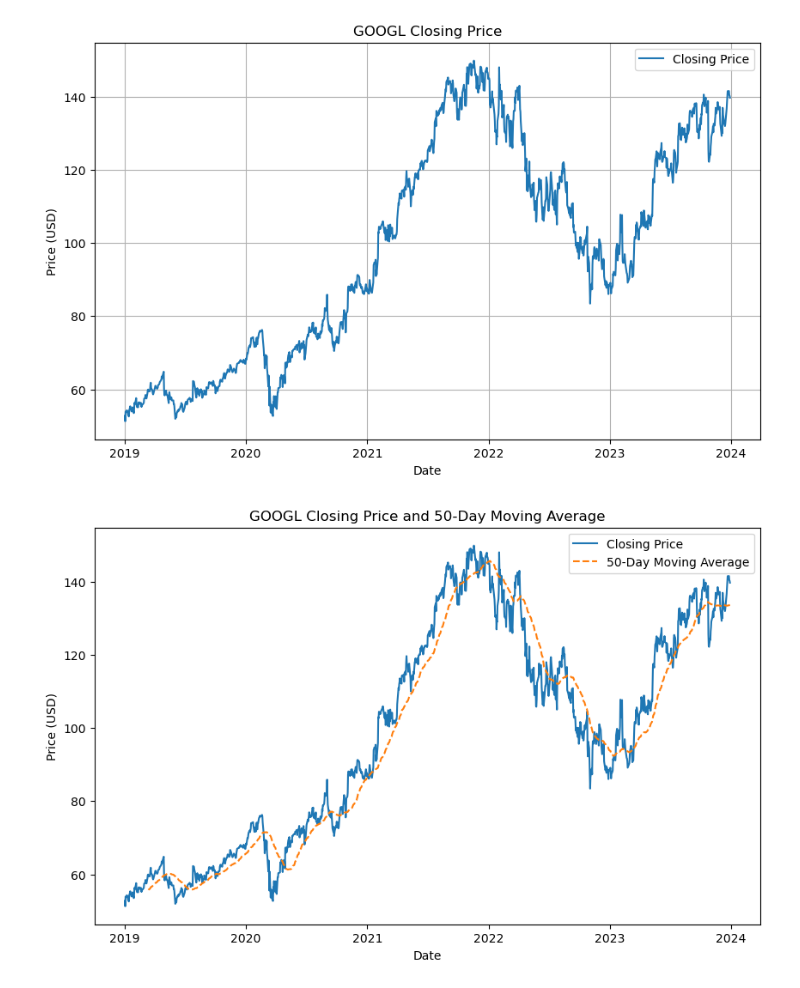
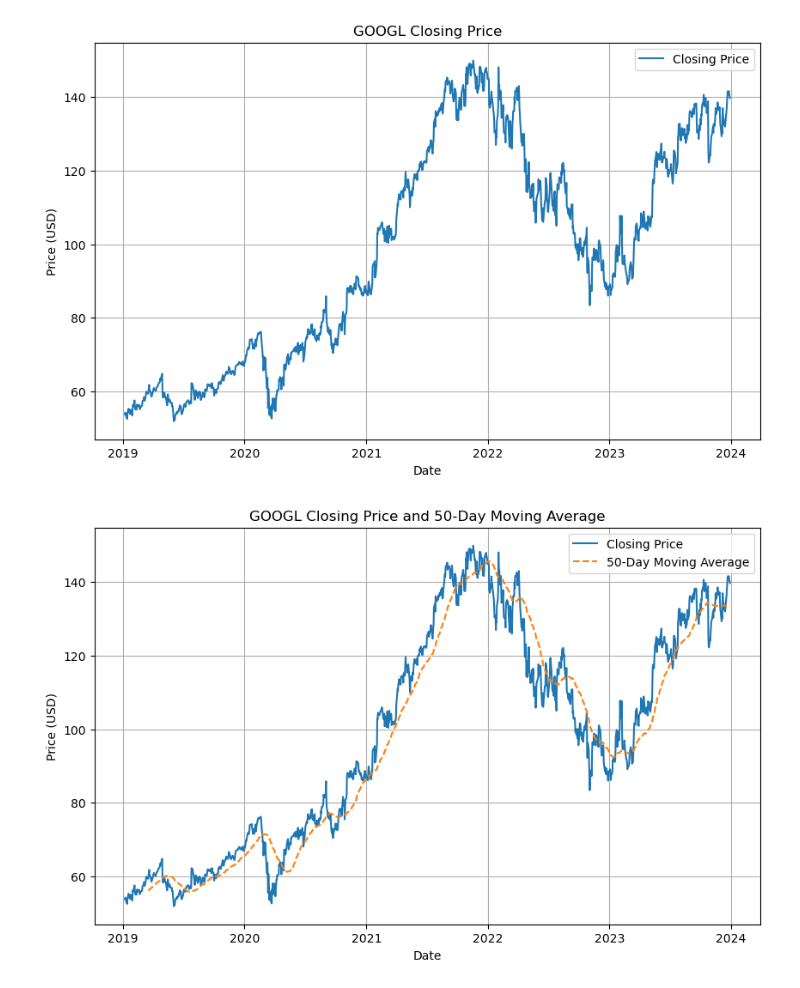
Before and after one commit to sweldensj2/finance, a Jupyter notebook: test.ipynb, the cells around one changed output. Saved outputs shown, nothing was run; the diff lists cells and outputs as text; code cells hidden in the pictures.

```diff
--- a/test.ipynb
+++ b/test.ipynb
@@ -3,12 +7,9 @@
 # %%
-import yfinance as yf
-import matplotlib.pyplot as plt
-
 # Define the ticker symbol for Google
 ticker = "GOOGL"
 
 # Get data for the last 5 years
-data = yf.download(ticker, start="2019-01-01", end="2024-01-01")
+data = yf.download(ticker, start="2019-01-05", end="2024-01-01")
 
 # Display the first few rows of the dataframe
 print(data.head())
@@ -36,19 +37,20 @@ plt.show()
 # %%
 # Calculate the 50-day moving average
 data['50_MA'] = data['Close'].rolling(window=50).mean() # this here calculates the 50 day rolling window.
 # Its also why it has that lag
 
 # Plot the closing price and the 50-day moving average
 plt.figure(figsize=(10, 6))
 plt.plot(data['Close'], label='Closing Price')
 plt.plot(data['50_MA'], label='50-Day Moving Average', linestyle='--')
 plt.title('GOOGL Closing Price and 50-Day Moving Average')
 plt.xlabel('Date')
 plt.ylabel('Price (USD)')
 plt.legend()
+plt.grid()
 plt.show()
 # %% [output]
-[figure, old version]
+[figure, new version]
 # %%
 # Now lets plot daily returns
 
```
Also changed, not shown: parts of 5 cells of this notebook, 7 other files.
